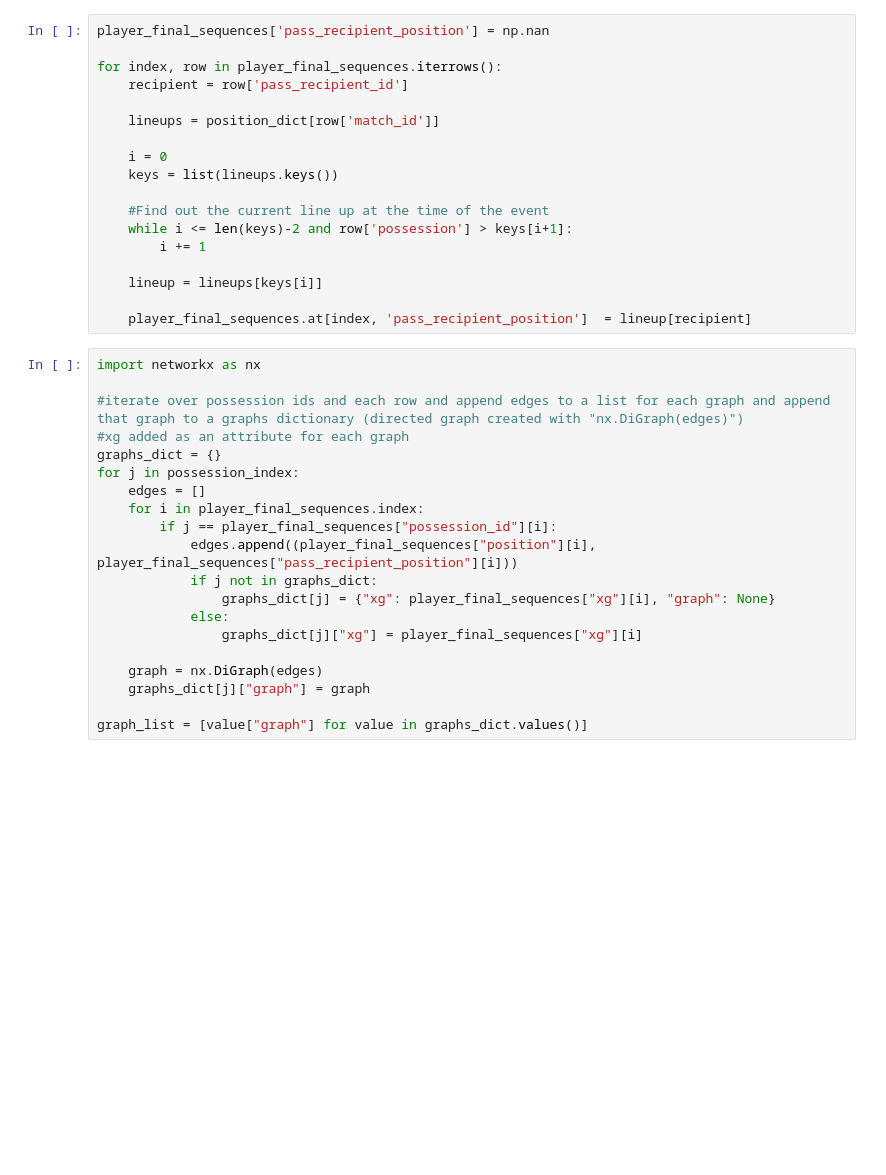
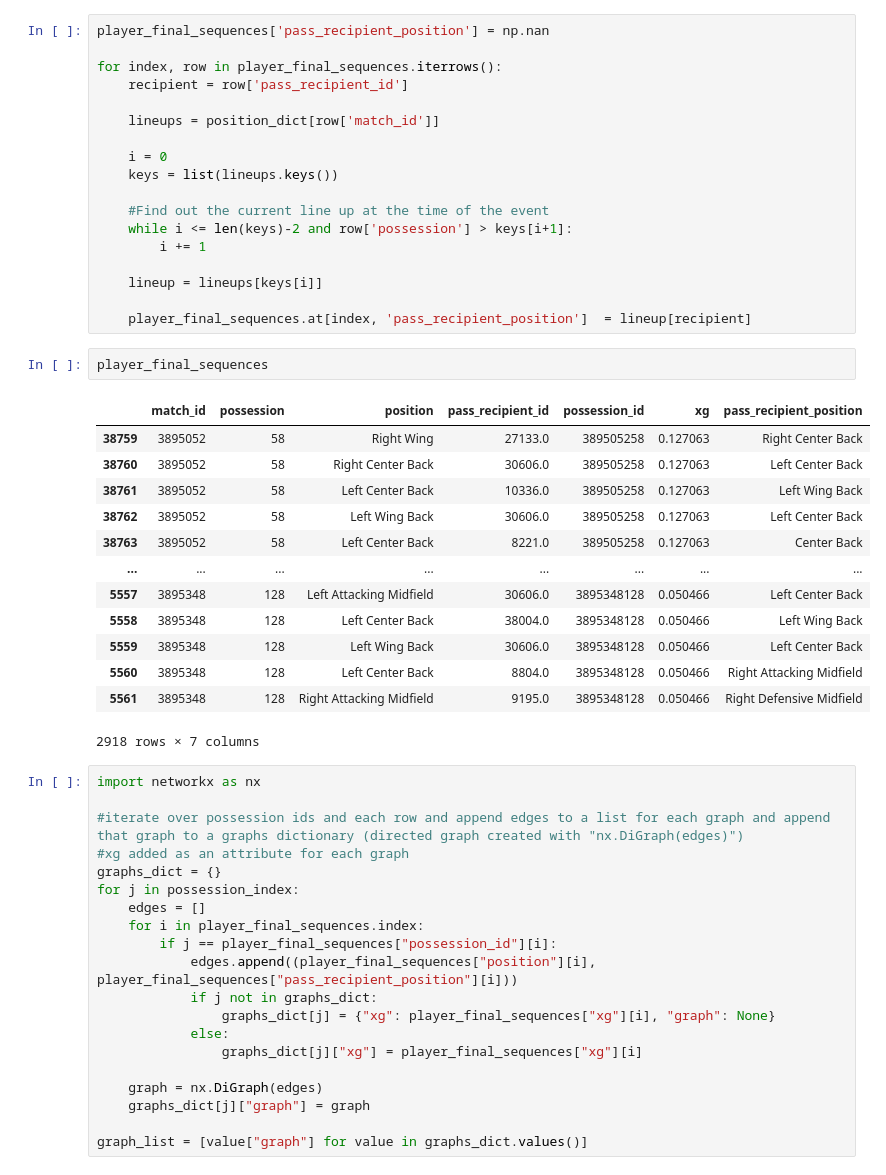
Before and after one commit to Morten-Tejlmand/5-semester, a Jupyter notebook: Fodbold/Passing/player passing sequences.ipynb, the cells around one changed output. Saved outputs shown, nothing was run; the diff lists cells and outputs as text; blank space fills up the shorter version.

```diff
--- a/Fodbold/Passing/player passing sequences.ipynb
+++ b/Fodbold/Passing/player passing sequences.ipynb
@@ -119,6 +491,22 @@ for index, row in player_final_sequences.iterrows():
     lineup = lineups[keys[i]]
 
     player_final_sequences.at[index, 'pass_recipient_position']  = lineup[recipient]
+# %%
+player_final_sequences
+# %% [output]
+|  | match_id | possession | position | pass_recipient_id | possession_id | xg | pass_recipient_position |
+| 38759 | 3895052 | 58 | Right Wing | 27133.0 | 389505258 | 0.127063 | Right Center Back |
+| 38760 | 3895052 | 58 | Right Center Back | 30606.0 | 389505258 | 0.127063 | Left Center Back |
+| 38761 | 3895052 | 58 | Left Center Back | 10336.0 | 389505258 | 0.127063 | Left Wing Back |
+| 38762 | 3895052 | 58 | Left Wing Back | 30606.0 | 389505258 | 0.127063 | Left Center Back |
+| 38763 | 3895052 | 58 | Left Center Back | 8221.0 | 389505258 | 0.127063 | Center Back |
+| ... | ... | ... | ... | ... | ... | ... | ... |
+| 5557 | 3895348 | 128 | Left Attacking Midfield | 30606.0 | 3895348128 | 0.050466 | Left Center Back |
+| 5558 | 3895348 | 128 | Left Center Back | 38004.0 | 3895348128 | 0.050466 | Left Wing Back |
+| 5559 | 3895348 | 128 | Left Wing Back | 30606.0 | 3895348128 | 0.050466 | Left Center Back |
+| 5560 | 3895348 | 128 | Left Center Back | 8804.0 | 3895348128 | 0.050466 | Right Attacking Midfield |
+| 5561 | 3895348 | 128 | Right Attacking Midfield | 9195.0 | 3895348128 | 0.050466 | Right Defensive Midfield |
+2918 rows × 7 columns
 # %%
 import networkx as nx
 
```
Also changed, not shown: parts of 6 cells of this notebook, 5 other files.
